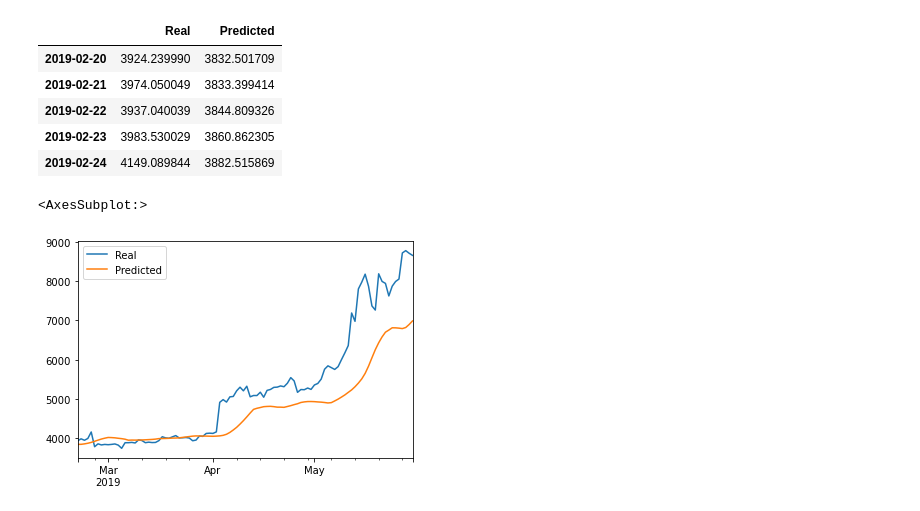
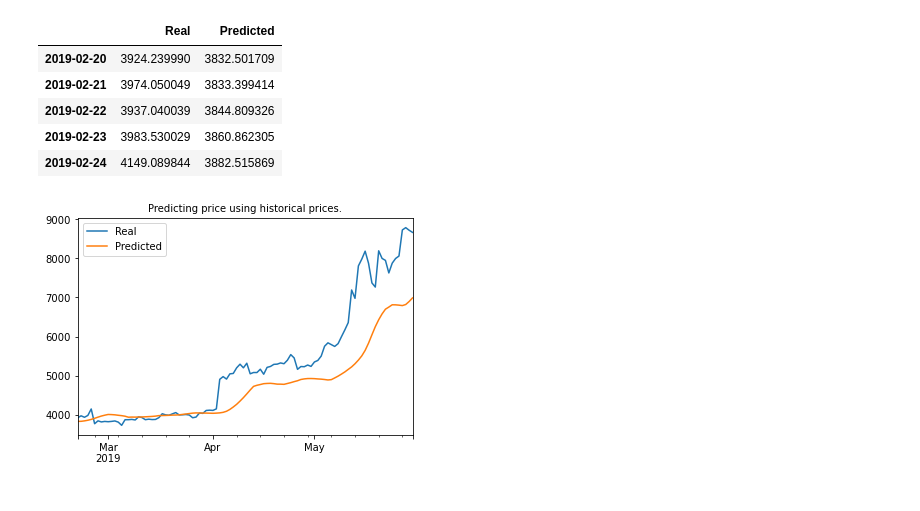
Before and after one commit to eriklarson33/HW_14-LSTM_RNN_Stock_Predictor, a Jupyter notebook: Starter_Code/lstm_stock_predictor_closing.ipynb, the cells around one changed output. Cells and saved outputs as stored; diff of their text form; code cells hidden in the pictures.

```diff
--- a/Starter_Code/lstm_stock_predictor_closing.ipynb
+++ b/Starter_Code/lstm_stock_predictor_closing.ipynb
@@ -333,6 +331,8 @@ stocks.head()
 # %%
 # Plot the real vs predicted values as a line chart
 stocks.head(100).plot()
+# Save a picture for the Readme:
+plt.title("Predicting price using historical prices.", fontsize = 10)
+plt.savefig("Predicting price using historical prices.")
 # %% [output]
-<AxesSubplot:>
-[figure, old version]
+[figure, new version]
```
Also changed, not shown: parts of 1 cell of this notebook, 3 other files.
